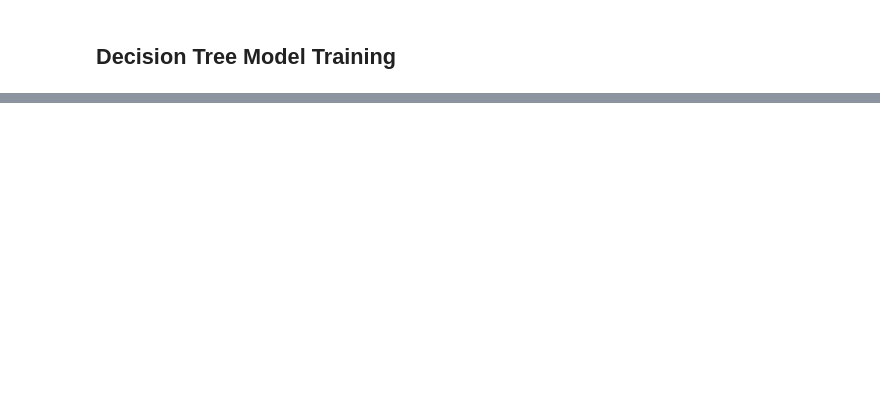
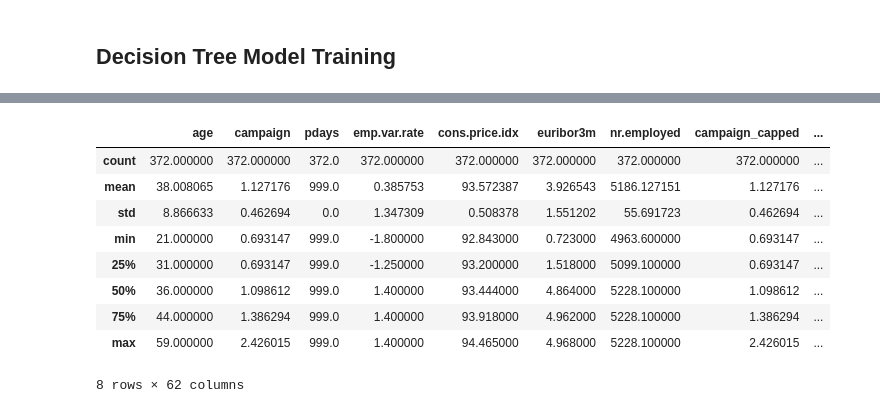
Before and after one commit to Reserford1991/bank-marketing-dataset-project, a Jupyter notebook: jupiter-notebooks/solution.ipynb, the cells around one changed output, grey strips where cells are left out. Cells and saved outputs as stored; diff of their text form; code cells hidden in the pictures; blank space fills up the shorter version.

```diff
--- a/jupiter-notebooks/solution.ipynb
+++ b/jupiter-notebooks/solution.ipynb
@@ -854,0 +1359,13 @@ Mean Accuracy: 0.30
+# %%
+false_negatives.describe()
+# %% [output]
+|  | age | campaign | pdays | emp.var.rate | cons.price.idx | euribor3m | nr.employed | campaign_capped | ... |
+| count | 372.000000 | 372.000000 | 372.0 | 372.000000 | 372.000000 | 372.000000 | 372.000000 | 372.000000 | ... |
+| mean | 38.008065 | 1.127176 | 999.0 | 0.385753 | 93.572387 | 3.926543 | 5186.127151 | 1.127176 | ... |
+| std | 8.866633 | 0.462694 | 0.0 | 1.347309 | 0.508378 | 1.551202 | 55.691723 | 0.462694 | ... |
+| min | 21.000000 | 0.693147 | 999.0 | -1.800000 | 92.843000 | 0.723000 | 4963.600000 | 0.693147 | ... |
+| 25% | 31.000000 | 0.693147 | 999.0 | -1.250000 | 93.200000 | 1.518000 | 5099.100000 | 0.693147 | ... |
+| 50% | 36.000000 | 1.098612 | 999.0 | 1.400000 | 93.444000 | 4.864000 | 5228.100000 | 1.098612 | ... |
+| 75% | 44.000000 | 1.386294 | 999.0 | 1.400000 | 93.918000 | 4.962000 | 5228.100000 | 1.386294 | ... |
+| max | 59.000000 | 2.426015 | 999.0 | 1.400000 | 94.465000 | 4.968000 | 5228.100000 | 2.426015 | ... |
+8 rows × 62 columns
```
Also changed, not shown: parts of 22 cells of this notebook, 1 other file.
